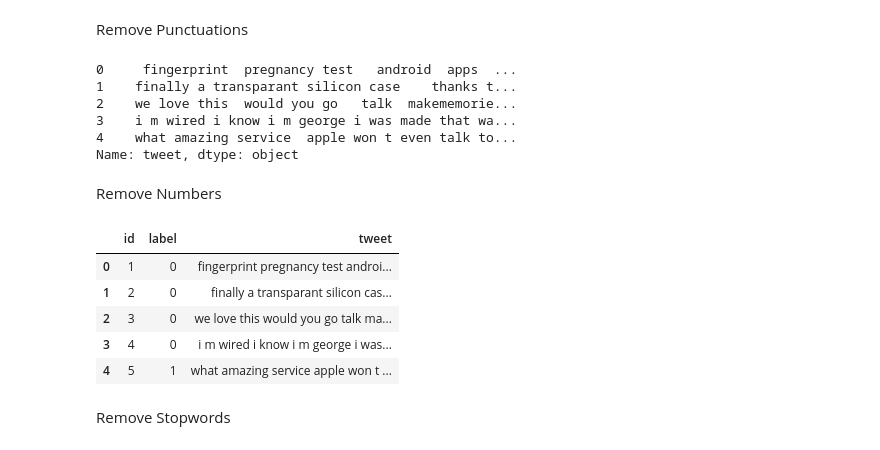
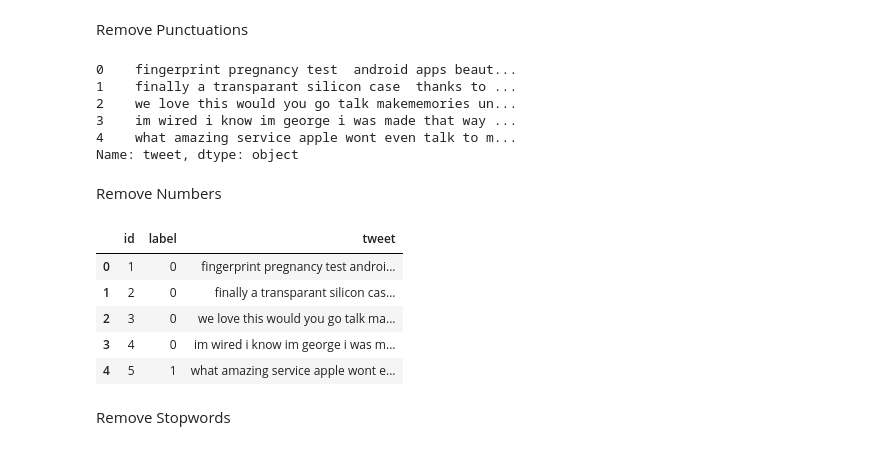
Before and after one commit to AvishkaMadhushan/SentimentAnalys, a Jupyter notebook: noteBooks/modelBuilding.ipynb, the cells around one changed output. Saved outputs shown, nothing was run; the diff lists cells and outputs as text; code cells hidden in the pictures.

```diff
--- a/noteBooks/modelBuilding.ipynb
+++ b/noteBooks/modelBuilding.ipynb
@@ -51,31 +51,31 @@ Name: tweet, dtype: object
 Remove Punctuations
 # %%
 def remove_punctuations(text):
-    for punctuations in string.punctuation:
-        text = text.replace(punctuations, ' ')
+    for punctuation in string.punctuation:
+        text = text.replace(punctuation, '')
     return text
 
 data["tweet"] = data["tweet"].apply(remove_punctuations)
 data["tweet"].head(5)
 # %% [output]
-0     fingerprint  pregnancy test   android  apps  ...
-1    finally a transparant silicon case    thanks t...
-2    we love this  would you go   talk  makememorie...
-3    i m wired i know i m george i was made that wa...
-4    what amazing service  apple won t even talk to...
+0    fingerprint pregnancy test  android apps beaut...
+1    finally a transparant silicon case  thanks to ...
+2    we love this would you go talk makememories un...
+3    im wired i know im george i was made that way ...
+4    what amazing service apple wont even talk to m...
 Name: tweet, dtype: object
 # %% [markdown]
 Remove Numbers
 # %%
-data["tweet"] = data['tweet'].str.replace(r'\d+', '', regex=True)
+data["tweet"] = data['tweet'].str.replace('\d+', '', regex=True)
 data.head()
 # %% [output]
 |  | id | label | tweet |
 | 0 | 1 | 0 | fingerprint pregnancy test androi... |
 | 1 | 2 | 0 | finally a transparant silicon cas... |
 | 2 | 3 | 0 | we love this would you go talk ma... |
-| 3 | 4 | 0 | i m wired i know i m george i was... |
-| 4 | 5 | 1 | what amazing service apple won t ... |
+| 3 | 4 | 0 | im wired i know im george i was m... |
+| 4 | 5 | 1 | what amazing service apple wont e... |
 # %% [markdown]
 Remove Stopwords
 # %%
```
Also changed, not shown: parts of 14 cells of this notebook, 2 other files.
